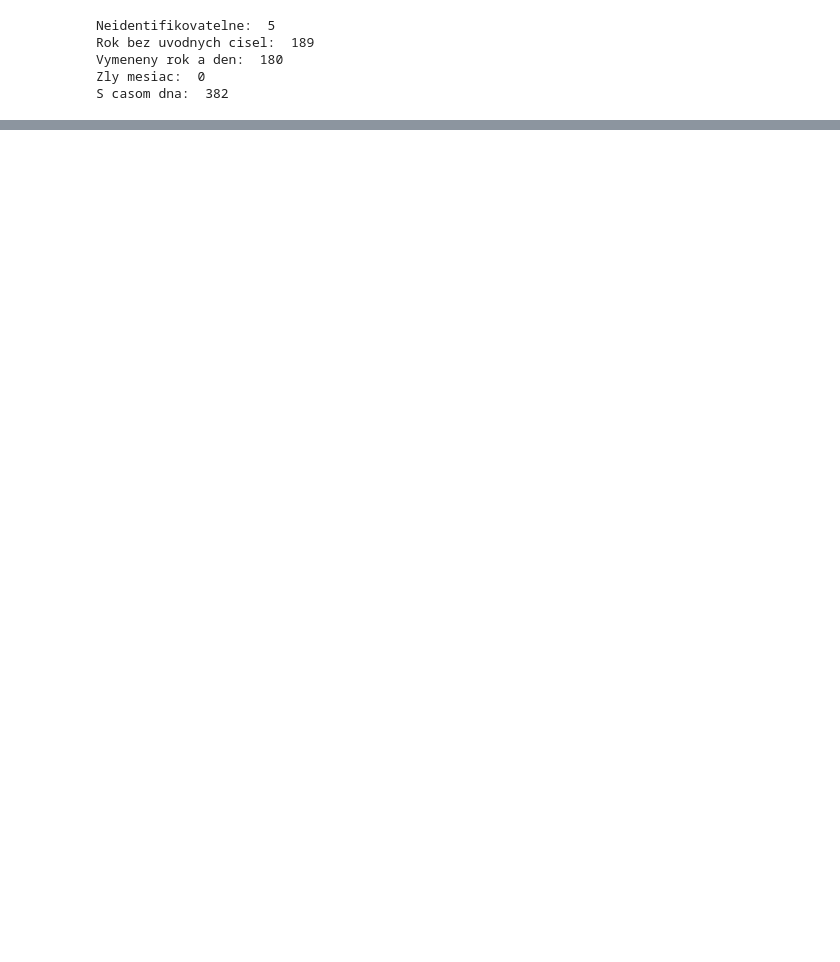
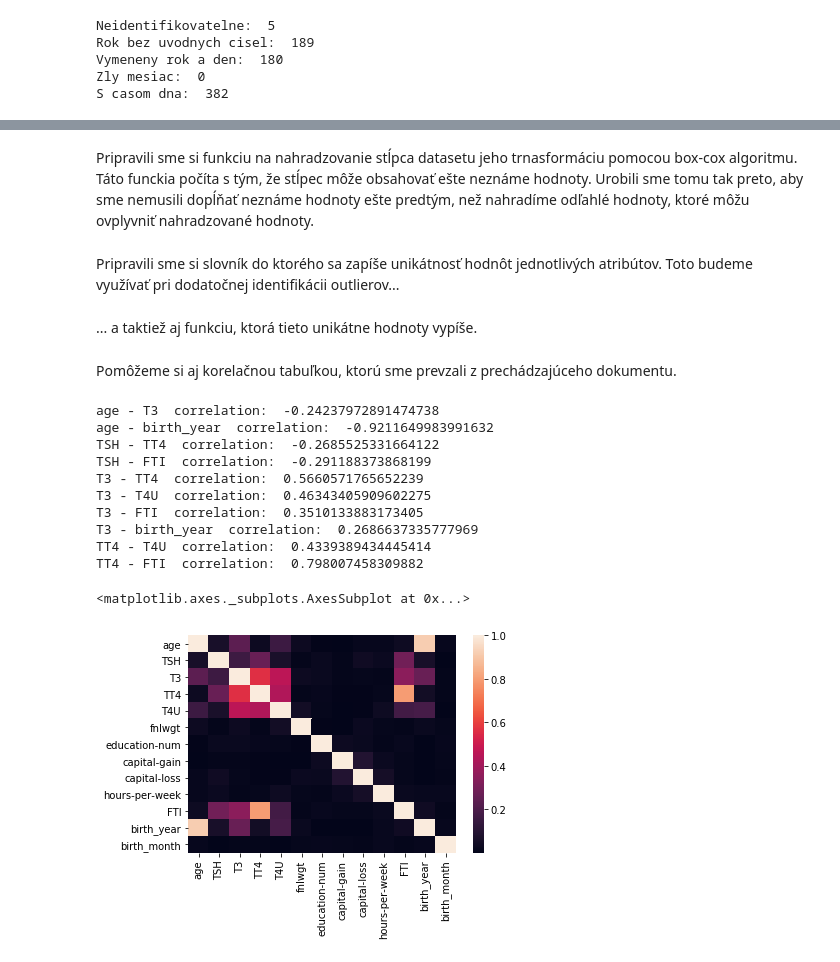
Before and after one commit to StefanSeben/IAU2018_SZ, a Jupyter notebook: predspracovanie.ipynb, the cells around one changed output, grey strips where cells are left out. Saved outputs shown, nothing was run; the diff lists cells and outputs as text; code cells hidden in the pictures; blank space fills up the shorter version.

```diff
--- a/predspracovanie.ipynb
+++ b/predspracovanie.ipynb
@@ -346,0 +99,10 @@ train_data[train_data['age']==455] = p95
+# %%
+for i in range(train_data.shape[0]):
+    if train_data.loc[i, 'on thyroxine'] == 'FALSE' or train_data.loc[i, 'on thyroxine'] == 'F':
+        train_data.loc[i, 'on thyroxine'] = 'f'
+    elif train_data.loc[i, 'on thyroxine'] == 'TRUE' or train_data.loc[i, 'on thyroxine'] == 'T':
+        train_data.loc[i, 'on thyroxine'] = 't'
+
+    for col in train_data.columns[train_data.dtypes == np.object]:
+        if pd.notna(train_data.loc[i, col]):
+            train_data.loc[i, col] = train_data.loc[i, col].lower().strip()
@@ -346,0 +132,2 @@ train_data[train_data['age']==455] = p95
+# %% [markdown]
+Pripravili sme si funkciu na nahradzovanie stĺpca datasetu jeho trnasformáciu pomocou box-cox algoritmu. Táto funckia počíta s tým, že stĺpec môže obsahovať ešte neznáme hodnoty. Urobili sme tomu tak preto, aby sme nemusili dopĺňať neznáme hodnoty ešte predtým, než nahradíme odľahlé hodnoty, ktoré môžu ovplyvniť nahradzované hodnoty.
@@ -346,0 +150,2 @@ train_data[train_data['age']==455] = p95
+# %% [markdown]
+Pripravili sme si slovník do ktorého sa zapíše unikátnosť hodnôt jednotlivých atribútov. Toto budeme využívať pri dodatočnej identifikácii outlierov...
@@ -346,0 +170,2 @@ train_data[train_data['age']==455] = p95
+# %% [markdown]
+... a taktiež aj funkciu, ktorá tieto unikátne hodnoty vypíše.
@@ -346,0 +195,28 @@ train_data[train_data['age']==455] = p95
+# %% [markdown]
+Pomôžeme si aj korelačnou tabuľkou, ktorú sme prevzali z prechádzajúceho dokumentu.
+# %%
+for i in range(train_data.shape[1]):
+    if np.issubdtype(train_data[train_data.columns[i]].dtype, np.number):
+        for i2 in range(i, train_data.shape[1]):
+            if np.issubdtype(train_data[train_data.columns[i2]].dtype, np.number):
+                corr = train_data[train_data.columns[i]].corr(train_data[train_data.columns[i2]])
+                if (corr > 0.2 or corr < -0.2) and train_data.columns[i] != train_data.columns[i2]:
+                    print(train_data.columns[i], "-", train_data.columns[i2], " correlation: ", train_data[train_data.columns[i]].corr(train_data[train_data.columns[i2]]))
+
+corr = train_data.corr()
+seaborn.heatmap(abs(corr),
+            xticklabels=corr.columns.values,
+            yticklabels=corr.columns.values)
+# %% [output]
+age - T3  correlation:  -0.24237972891474738
+age - birth_year  correlation:  -0.9211649983991632
+TSH - TT4  correlation:  -0.2685525331664122
+TSH - FTI  correlation:  -0.291188373868199
+T3 - TT4  correlation:  0.5660571765652239
+T3 - T4U  correlation:  0.46343405909602275
+T3 - FTI  correlation:  0.3510133883173405
+T3 - birth_year  correlation:  0.2686637335777969
+TT4 - T4U  correlation:  0.4339389434445414
+TT4 - FTI  correlation:  0.798007458309882
+<matplotlib.axes._subplots.AxesSubplot at 0x...>
+[figure, added]
```
Also changed, not shown: parts of 91 cells of this notebook, 1 other file.
